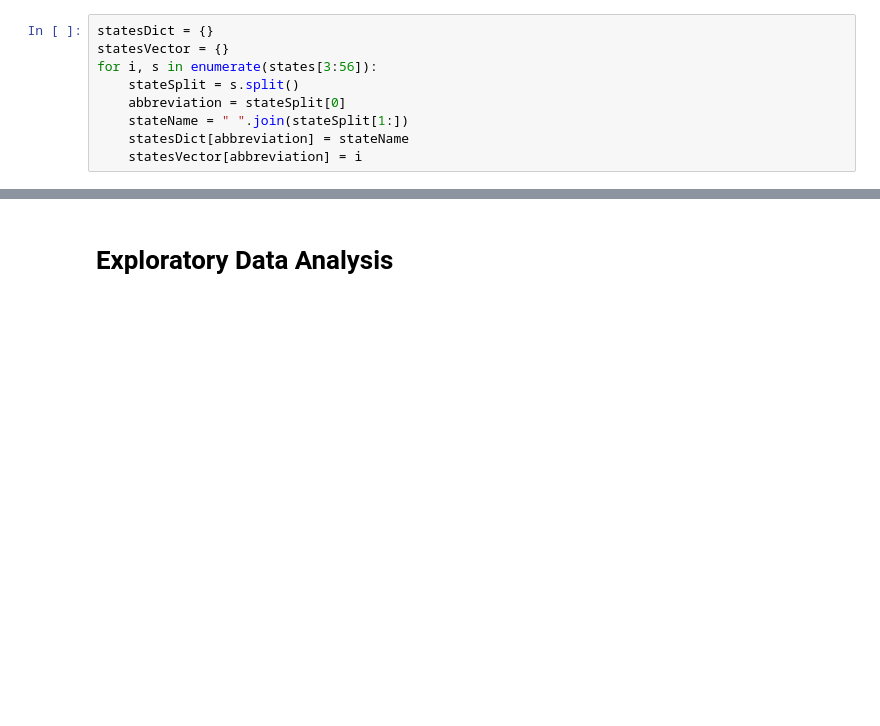
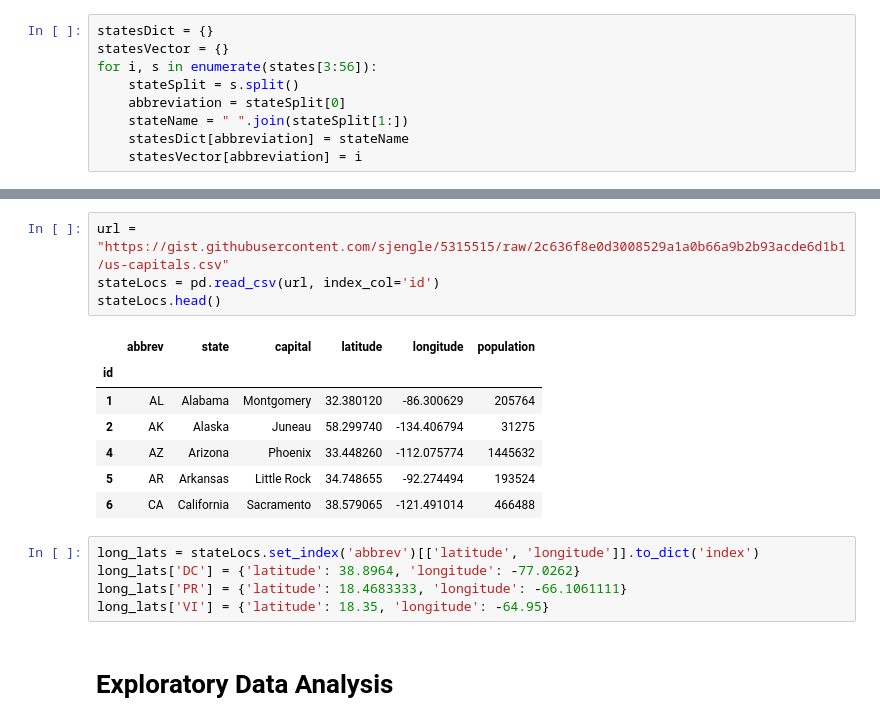
Before and after one commit to Carlos-Muniz/United-States-Plants-Clustering, a Jupyter notebook: plant_clustering.ipynb, the cells around one changed output, grey strips where cells are left out. Drawn from its saved outputs; the diff is of its cells as text; blank space fills up the shorter version.

```diff
--- a/plant_clustering.ipynb
+++ b/plant_clustering.ipynb
@@ -87,3 +111,20 @@ only showing top 3 rows
+# %%
+url = "https://gist.githubusercontent.com/sjengle/5315515/raw/2c636f8e0d3008529a1a0b66a9b2b93acde6d1b1/us-capitals.csv"
+stateLocs = pd.read_csv(url, index_col='id')
+stateLocs.head()
+# %% [output]
+|  | abbrev | state | capital | latitude | longitude | population |
+| id |  |  |  |  |  |  |
+| 1 | AL | Alabama | Montgomery | 32.380120 | -86.300629 | 205764 |
+| 2 | AK | Alaska | Juneau | 58.299740 | -134.406794 | 31275 |
+| 4 | AZ | Arizona | Phoenix | 33.448260 | -112.075774 | 1445632 |
+| 5 | AR | Arkansas | Little Rock | 34.748655 | -92.274494 | 193524 |
+| 6 | CA | California | Sacramento | 38.579065 | -121.491014 | 466488 |
+# %%
+long_lats = stateLocs.set_index('abbrev')[['latitude', 'longitude']].to_dict('index')
+long_lats['DC'] = {'latitude': 38.8964, 'longitude': -77.0262}
+long_lats['PR'] = {'latitude': 18.4683333, 'longitude': -66.1061111}
+long_lats['VI'] = {'latitude': 18.35, 'longitude': -64.95}
 # %% [markdown]
 # Exploratory Data Analysis
 # %%
```
Also changed, not shown: parts of 13 cells of this notebook.
